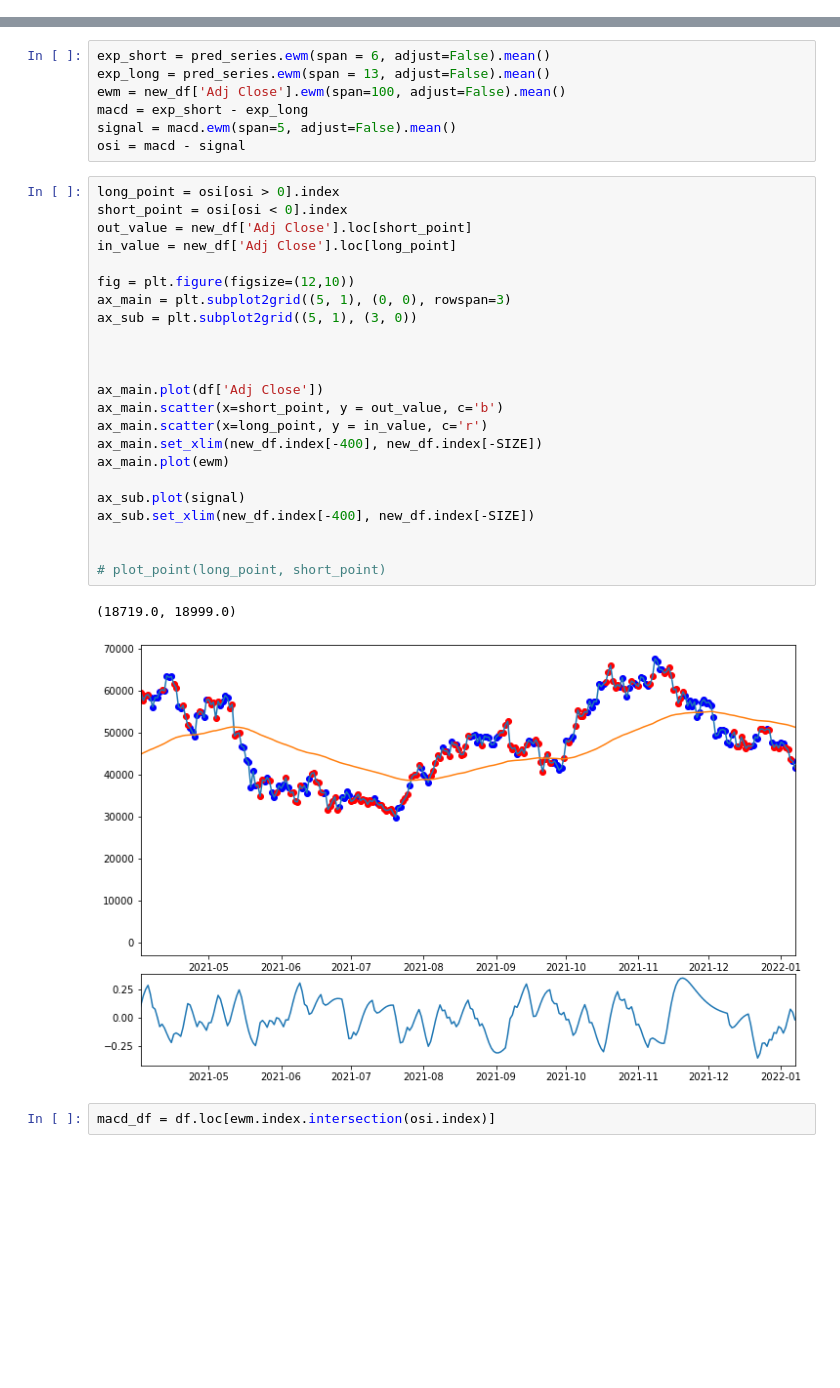
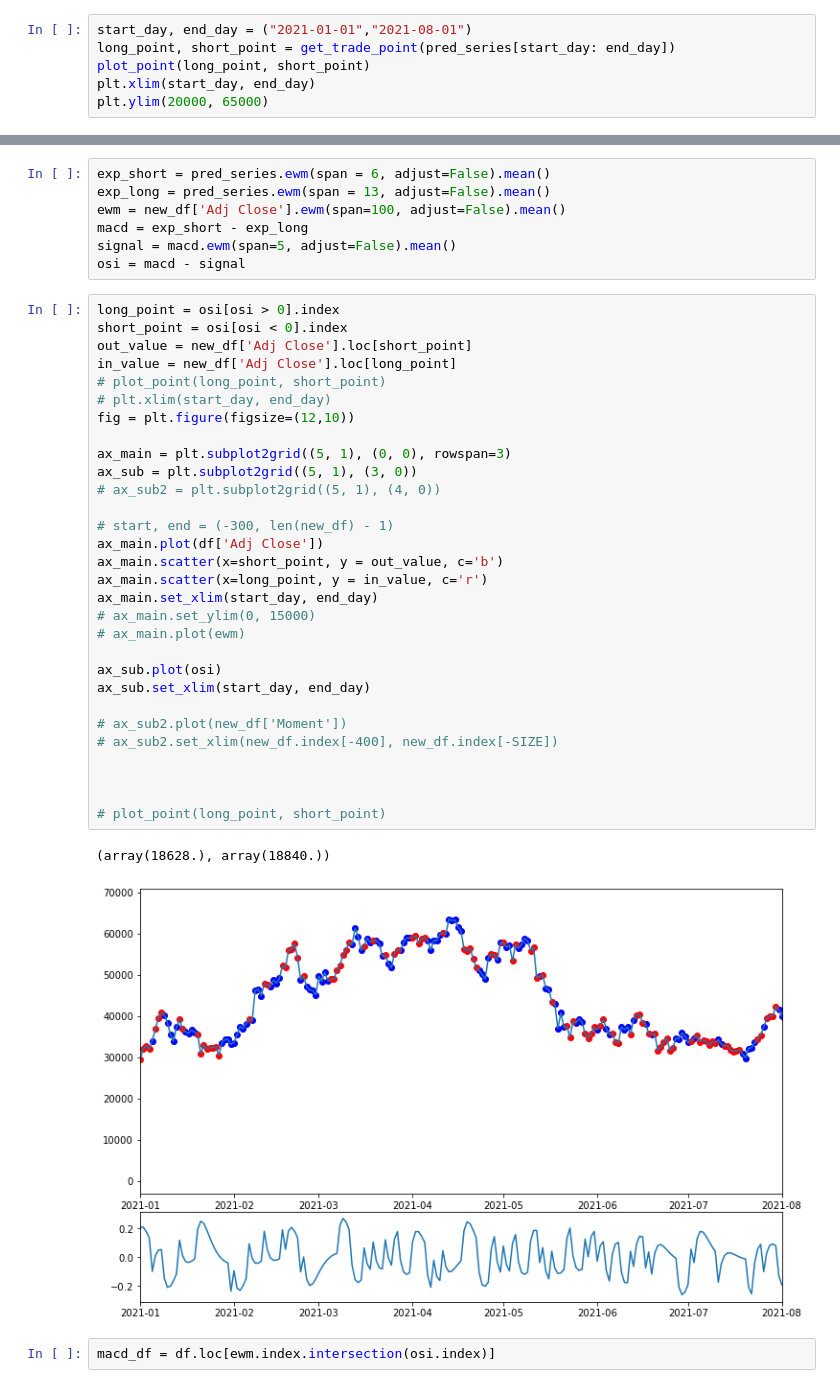
Before and after one commit to Think-JIn99/All-about-Market, a Jupyter notebook: trading/Jeong/machine_trade/model/only_btc/model_test_classify.ipynb, the cells around one changed output, grey strips where cells are left out. Drawn from its saved outputs; the diff is of its cells as text; blank space fills up the shorter version.

```diff
--- a/trading/Jeong/machine_trade/model/only_btc/model_test_classify.ipynb
+++ b/trading/Jeong/machine_trade/model/only_btc/model_test_classify.ipynb
@@ -262,0 +255,6 @@ plt.plot(get_profit(target_long_point))
+# %%
+start_day, end_day = ("2021-01-01","2021-08-01")
+long_point, short_point = get_trade_point(pred_series[start_day: end_day])
+plot_point(long_point, short_point)
+plt.xlim(start_day, end_day)
+plt.ylim(20000, 65000)
@@ -285,28 +318,35 @@ osi = macd - signal
 # %%
 long_point = osi[osi > 0].index
 short_point = osi[osi < 0].index
 out_value = new_df['Adj Close'].loc[short_point]
 in_value = new_df['Adj Close'].loc[long_point]
+# plot_point(long_point, short_point)
+# plt.xlim(start_day, end_day)
+fig = plt.figure(figsize=(12,10))
 
-fig = plt.figure(figsize=(12,10))
 ax_main = plt.subplot2grid((5, 1), (0, 0), rowspan=3)
 ax_sub = plt.subplot2grid((5, 1), (3, 0))
+# ax_sub2 = plt.subplot2grid((5, 1), (4, 0))
+
+# start, end = (-300, len(new_df) - 1)
+ax_main.plot(df['Adj Close'])
+ax_main.scatter(x=short_point, y = out_value, c='b')
+ax_main.scatter(x=long_point, y = in_value, c='r')
+ax_main.set_xlim(start_day, end_day)
+# ax_main.set_ylim(0, 15000)
+# ax_main.plot(ewm)
+
+ax_sub.plot(osi)
+ax_sub.set_xlim(start_day, end_day)
+
+# ax_sub2.plot(new_df['Moment'])
+# ax_sub2.set_xlim(new_df.index[-400], new_df.index[-SIZE])
 
 
 
-ax_main.plot(df['Adj Close'])
-ax_main.scatter(x=short_point, y = out_value, c='b')
-ax_main.scatter(x=long_point, y = in_value, c='r')
-ax_main.set_xlim(new_df.index[-400], new_df.index[-SIZE])
-ax_main.plot(ewm)
-
-ax_sub.plot(signal)
-ax_sub.set_xlim(new_df.index[-400], new_df.index[-SIZE])
-
-
 # plot_point(long_point, short_point)
 # %% [output]
-(18719.0, 18999.0)
+(array(18628.), array(18840.))
-[figure, old version]
+[figure, new version]
 # %%
 macd_df = df.loc[ewm.index.intersection(osi.index)]
```
Also changed, not shown: parts of 27 cells of this notebook.
